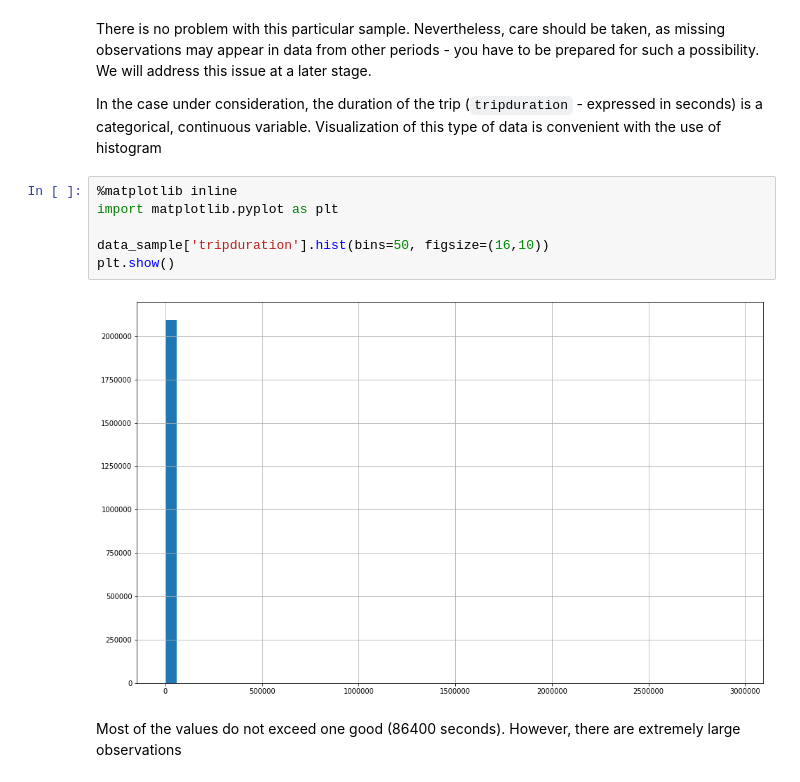
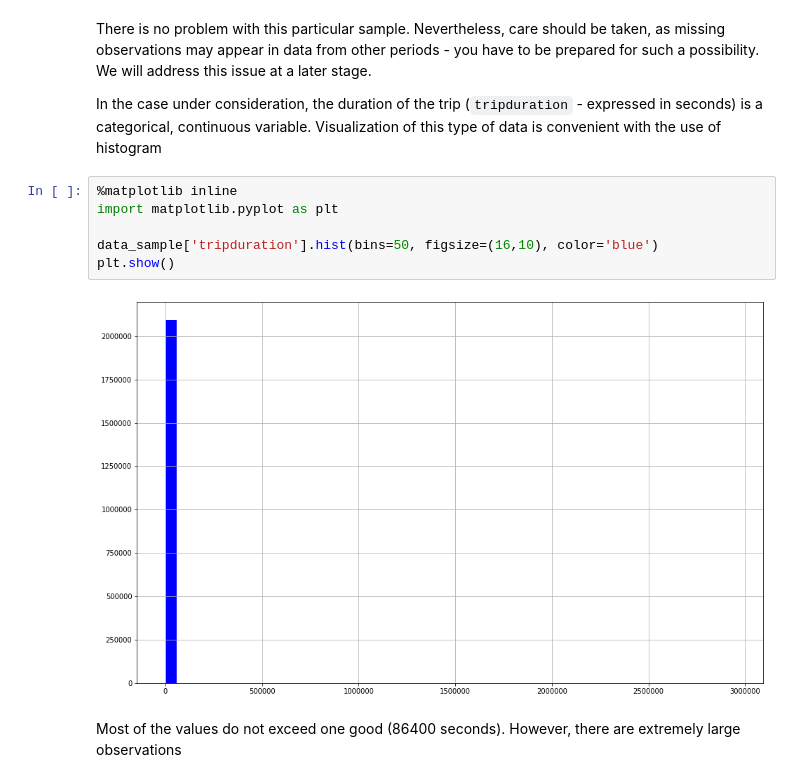
Before and after one commit to BlooAM/BikeCityShare, a Jupyter notebook: CityBikeShare.ipynb, the cells around one changed output. Saved outputs shown, nothing was run; the diff lists cells and outputs as text.

```diff
--- a/CityBikeShare.ipynb
+++ b/CityBikeShare.ipynb
@@ -104,11 +104,11 @@ In the case under consideration, the duration of the trip (`tripduration` - expr
 # %%
 %matplotlib inline
 import matplotlib.pyplot as plt
 
-data_sample['tripduration'].hist(bins=50, figsize=(16,10))
+data_sample['tripduration'].hist(bins=50, figsize=(16,10), color='blue')
 plt.show()
 # %% [output]
-[figure, old version]
+[figure, new version]
 # %% [markdown]
 Most of the values do not exceed one good (86400 seconds). However, there are extremely large observations
 # %%
```
Also changed, not shown: parts of 8 cells of this notebook.
